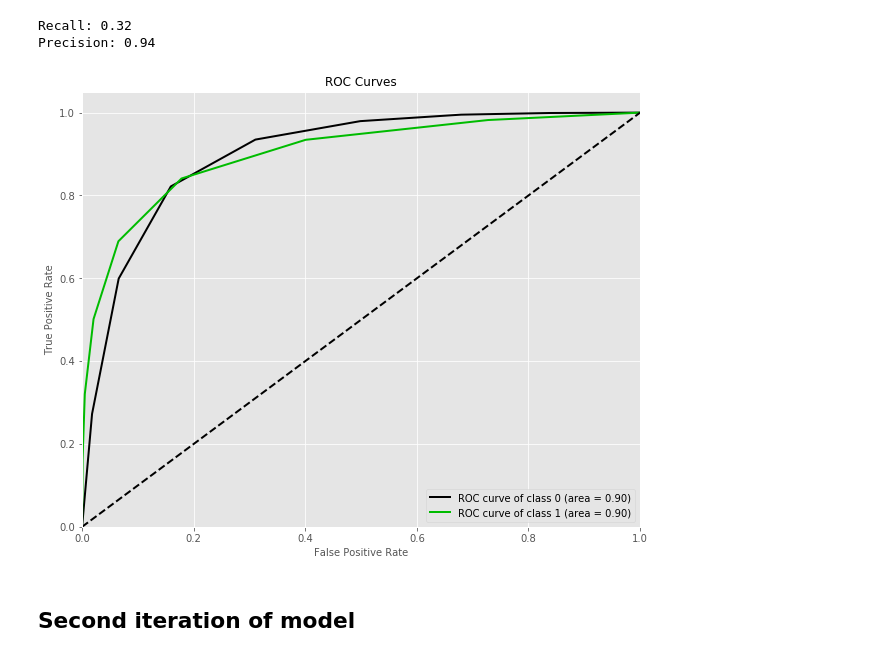
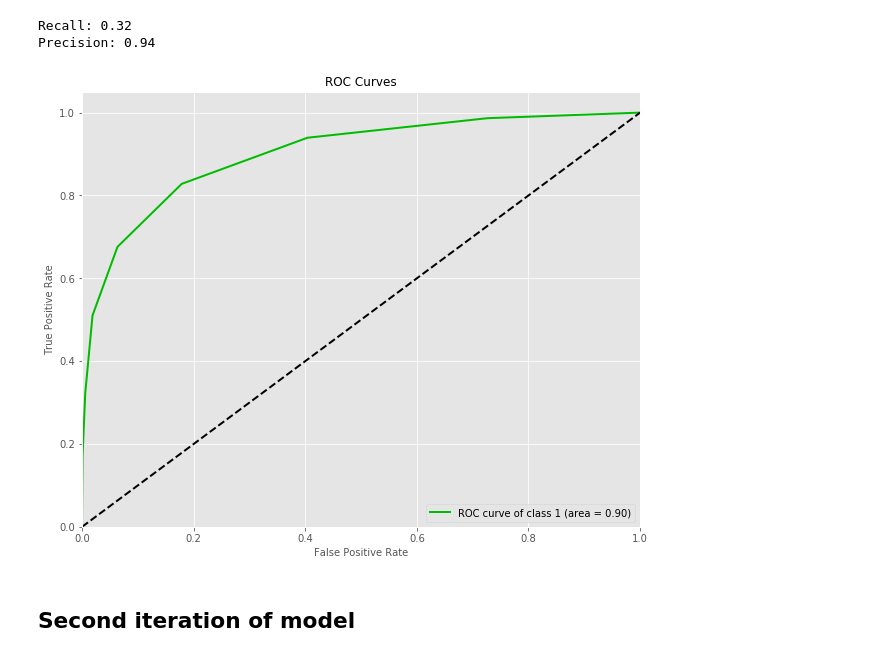
Before and after one commit to Chibuzor44/classification, a Jupyter notebook: classification.ipynb, the cells around one changed output. Cells and saved outputs as stored; diff of their text form; code cells hidden in the pictures.

```diff
--- a/classification.ipynb
+++ b/classification.ipynb
@@ -65,5 +66,5 @@ def non_numerical_col(df):
 # %%
-categorical_cols = non_numerical_col(df)
+categorical_cols = util.non_numerical_col(df)
 # %% [markdown]
 ## First iteration of model
 # %%
@@ -164,4 +141,6 @@ fpr, tpr, thresholds = metrics.roc_curve(y_test, scores[:,1], pos_label=1)
 # %%
-_=skplt.metrics.plot_roc(y_test, scores, plot_micro=False, plot_macro=False, figsize=(10,8))
+_=skplt.metrics.plot_roc(y_test, scores,
+                         classes_to_plot=[1], plot_micro=False,
+                         plot_macro=False, figsize=(10,8))
 # %% [output]
-[figure, old version]
+[figure, new version]
```
Also changed, not shown: parts of 42 cells of this notebook.
